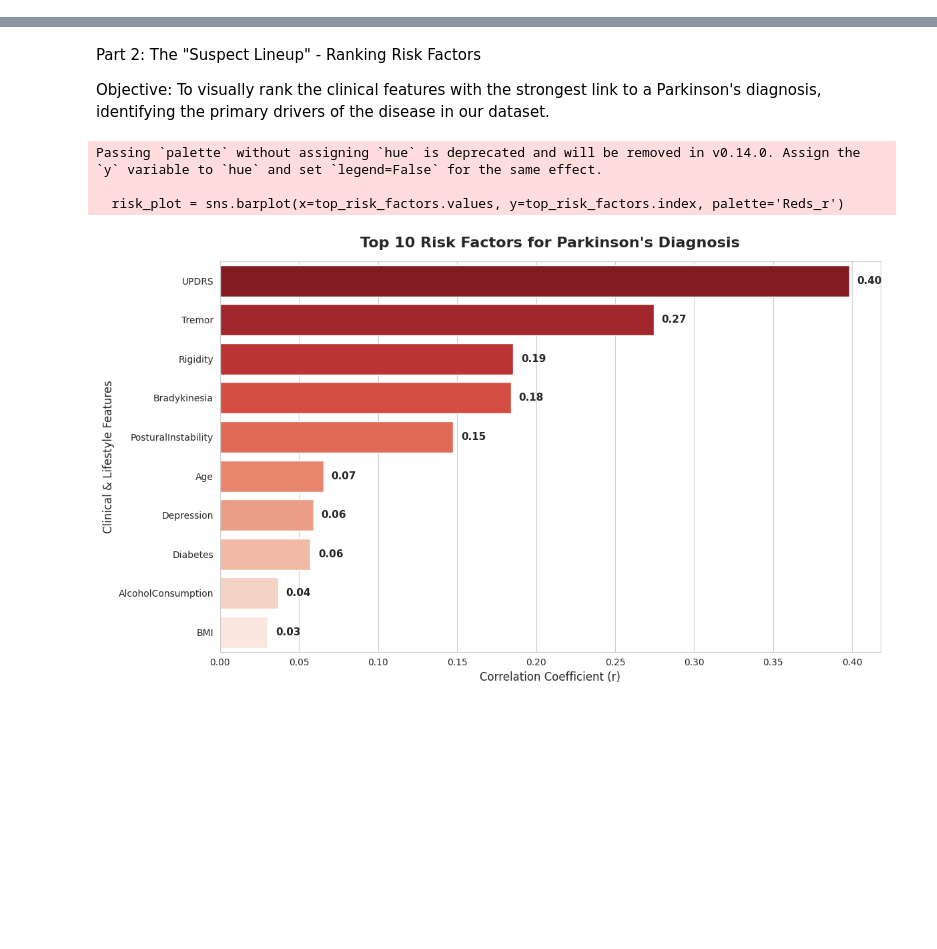
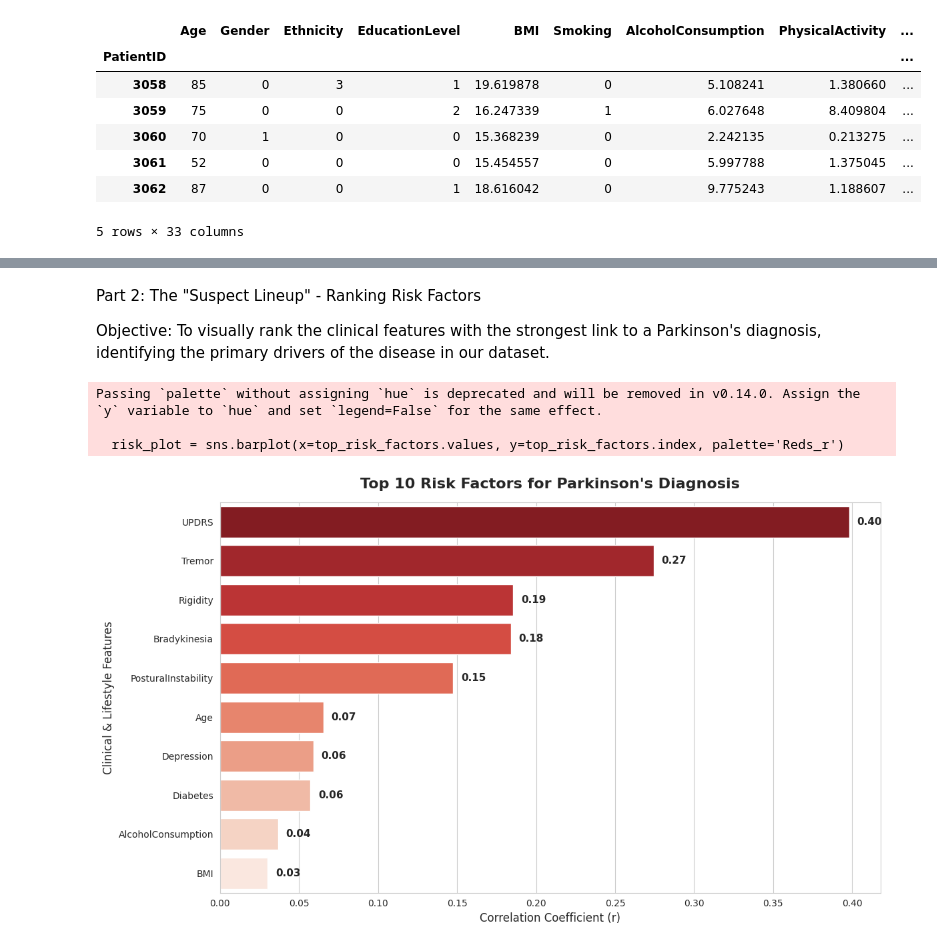
Before and after one commit to HillelAlon/Parkinson-Disease-Data-Analysis-and-Profiles-Classification, a Jupyter notebook: analysis/analsys.ipynb, the cells around one changed output, grey strips where cells are left out. Drawn from its saved outputs; the diff is of its cells as text; code cells hidden in the pictures; blank space fills up the shorter version.

```diff
--- a/analysis/analsys.ipynb
+++ b/analysis/analsys.ipynb
@@ -64,0 +3,30 @@ Name: Diagnosis, dtype: float64
+# %%
+import pandas as pd
+import numpy as np
+import seaborn as sns
+import matplotlib.pyplot as plt
+from scipy.stats import poisson
+import logging
+
+# 1. Professional Logging Setup
+# This replaces all print statements throughout the notebook
+logging.basicConfig(level=logging.INFO, format='%(asctime)s - %(levelname)s - %(message)s')
+logger = logging.getLogger(__name__)
+
+# Setting global visual style
+sns.set_theme(style="whitegrid")
+plt.rcParams['figure.figsize'] = (14, 8)
+
+# 2. Data Loading with Error Handling
+try:
+    # Loading the cleaned data from the 'data' folder
+    df = pd.read_csv('../data/parkinsons_cleaned.csv', index_col='PatientID')
+    logger.info(f"Dataset loaded successfully. Shape: {df.shape}")
+except FileNotFoundError:
+    logger.error("Data file not found. Please check the path: '../data/parkinsons_cleaned.csv'")
+except Exception as e:
+    logger.error(f"An unexpected error occurred during data loading: {e}")
+
+# Displaying first few rows (Head is allowed as it's for visual inspection in Notebook)
+df.head()
+# %% [output]
@@ -64,0 +34,8 @@ Name: Diagnosis, dtype: float64
+|  | Age | Gender | Ethnicity | EducationLevel | BMI | Smoking | AlcoholConsumption | PhysicalActivity | ... |
+| PatientID |  |  |  |  |  |  |  |  | ... |
+| 3058 | 85 | 0 | 3 | 1 | 19.619878 | 0 | 5.108241 | 1.380660 | ... |
+| 3059 | 75 | 0 | 0 | 2 | 16.247339 | 1 | 6.027648 | 8.409804 | ... |
+| 3060 | 70 | 1 | 0 | 0 | 15.368239 | 0 | 2.242135 | 0.213275 | ... |
+| 3061 | 52 | 0 | 0 | 0 | 15.454557 | 0 | 5.997788 | 1.375045 | ... |
+| 3062 | 87 | 0 | 0 | 1 | 18.616042 | 0 | 9.775243 | 1.188607 | ... |
+5 rows × 33 columns
```
Also changed, not shown: parts of 5 cells of this notebook, 7 other files.
